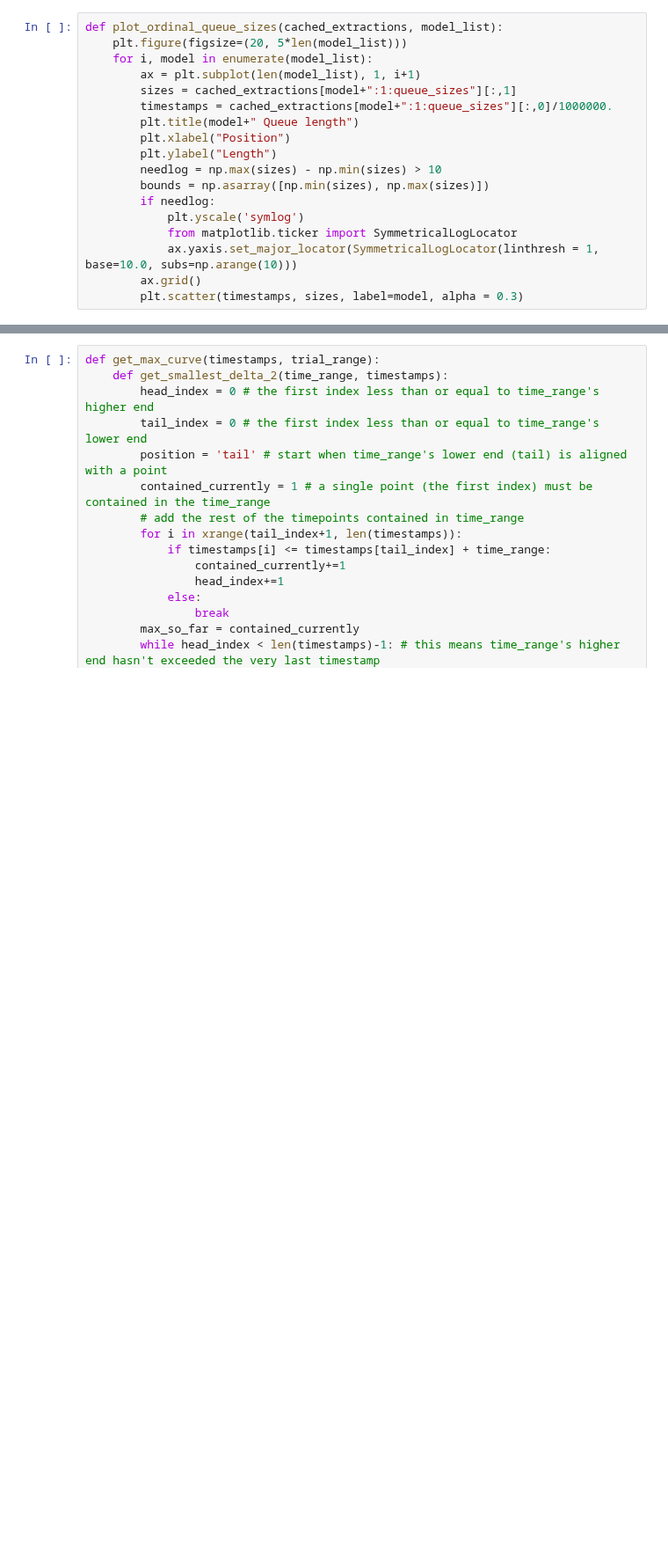
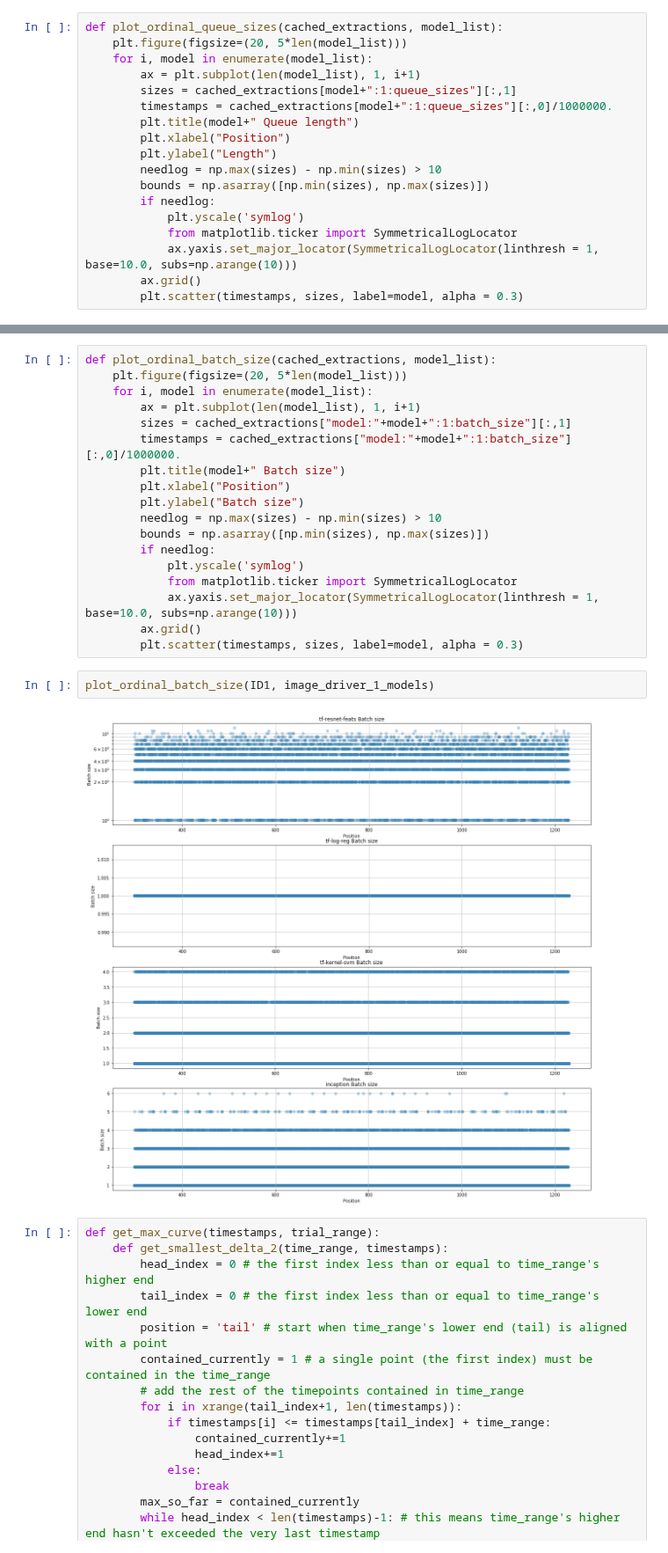
Before and after one commit to dcrankshaw/plots-model-comp-paper, a Jupyter notebook: plotting/e2e_distribution_plotting.ipynb, the cells around one changed output, grey strips where cells are left out. Shown at 88% size. Drawn from its saved outputs; the diff is of its cells as text; blank space fills up the shorter version.

```diff
--- a/plotting/e2e_distribution_plotting.ipynb
+++ b/plotting/e2e_distribution_plotting.ipynb
@@ -244,3 +256,25 @@ plot_ordinal_queue_sizes(half_ID1_500, half_image_driver_1_models)
+# %%
+def plot_ordinal_batch_size(cached_extractions, model_list):
+    plt.figure(figsize=(20, 5*len(model_list)))
+    for i, model in enumerate(model_list):
+        ax = plt.subplot(len(model_list), 1, i+1)
+        sizes = cached_extractions["model:"+model+":1:batch_size"][:,1]
+        timestamps = cached_extractions["model:"+model+":1:batch_size"][:,0]/1000000.
+        plt.title(model+" Batch size")
+        plt.xlabel("Position")
+        plt.ylabel("Batch size")
+        needlog = np.max(sizes) - np.min(sizes) > 10
+        bounds = np.asarray([np.min(sizes), np.max(sizes)])
+        if needlog:
+            plt.yscale('symlog')
+            from matplotlib.ticker import SymmetricalLogLocator
+            ax.yaxis.set_major_locator(SymmetricalLogLocator(linthresh = 1, base=10.0, subs=np.arange(10)))
+        ax.grid()
+        plt.scatter(timestamps, sizes, label=model, alpha = 0.3)
+# %%
+plot_ordinal_batch_size(ID1, image_driver_1_models)
+# %% [output]
+[figure, added]
 # %%
 def get_max_curve(timestamps, trial_range):
     def get_smallest_delta_2(time_range, timestamps):
```
Also changed, not shown: parts of 6 cells of this notebook.
